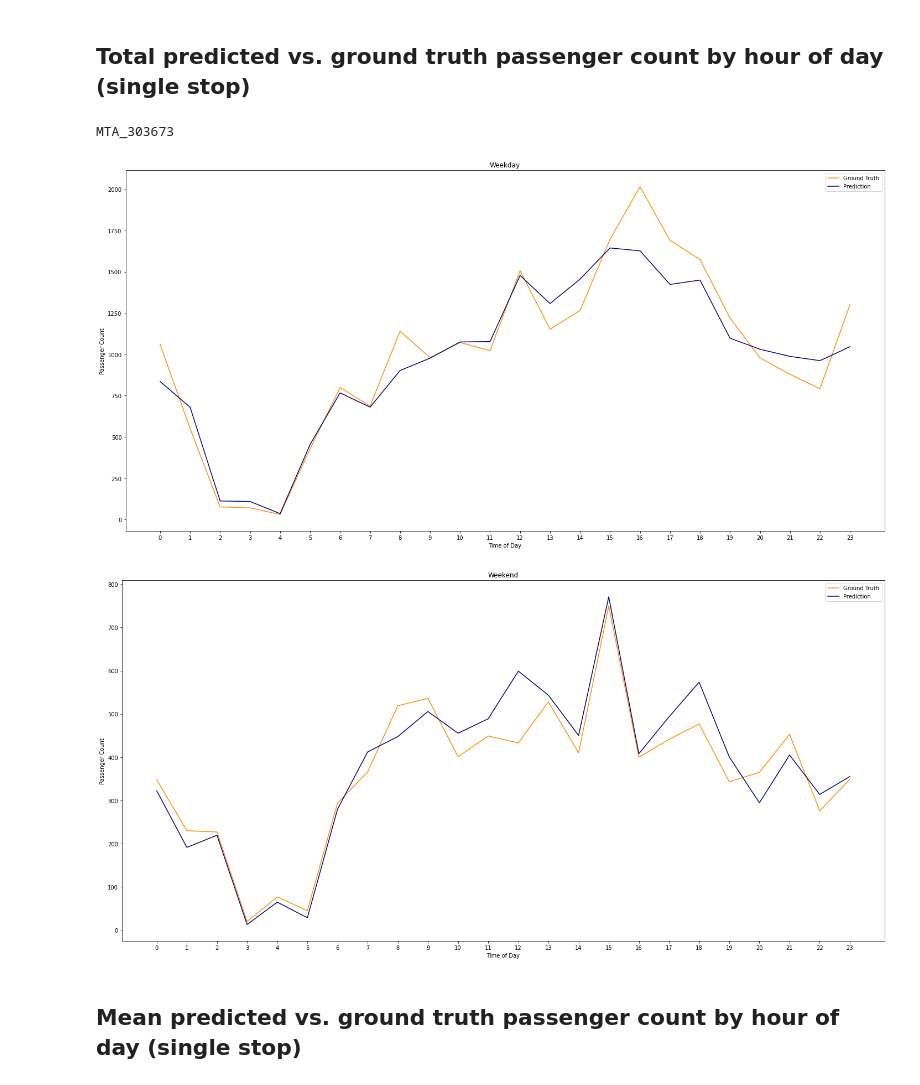
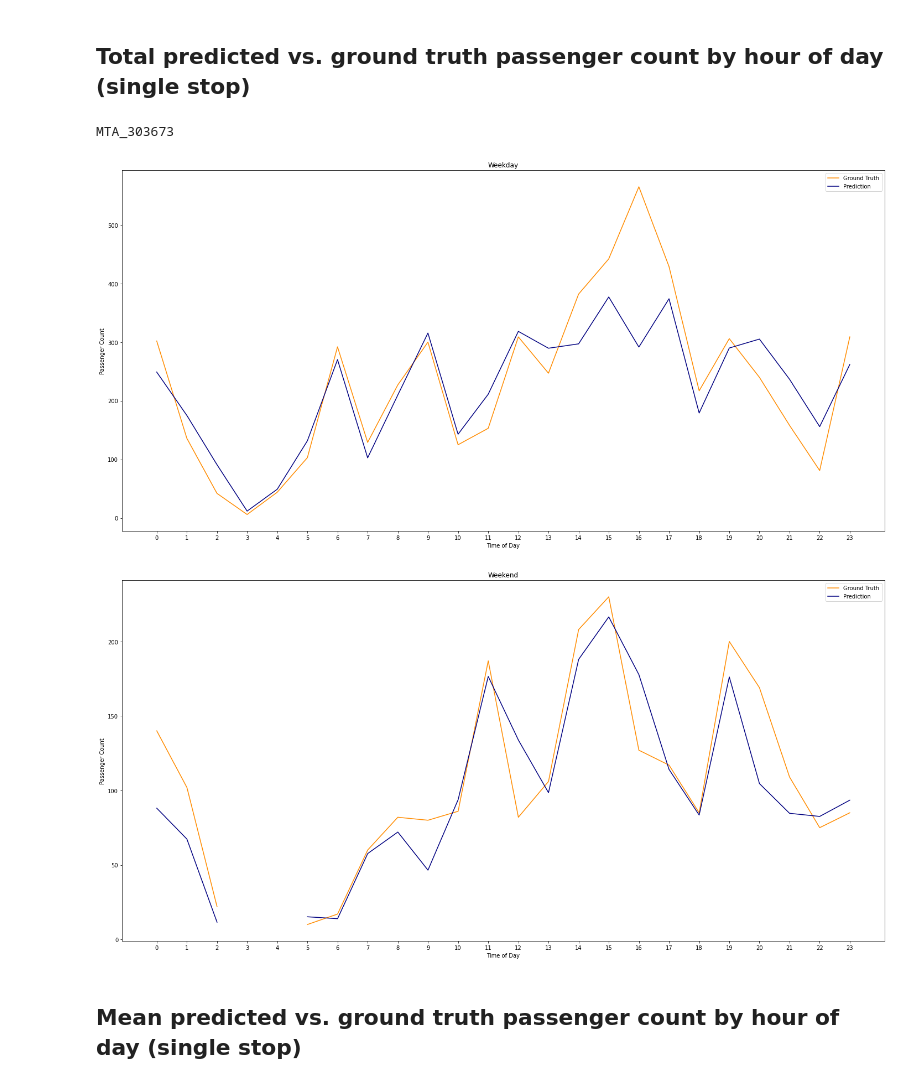
Before and after one commit to alexanderamy/BusPassengerPred, a Jupyter notebook: notebooks/demo.ipynb, the cells around one changed output. Drawn from its saved outputs; the diff is of its cells as text; code cells hidden in the pictures.

```diff
--- a/notebooks/demo.ipynb
+++ b/notebooks/demo.ipynb
@@ -61,7 +61,7 @@ for model in models:
             test_size=0.1,
             split_datetime=datetime.datetime(year=2021, month=9, day=17, hour=0, minute=0),
             test_period="14D",
-            refit_interval="1D",
+            refit_interval=None,
             random_state=0,
             experiment_name=None
         )
@@ -149,14 +149,14 @@ fig_weekday, fig_weekend, fig_datetime = experiment_eval.plot_passenger_count_by
 # %%
 stop_pos = 20
 stop_id = experiment_eval.stop_pos2stop_id[stop_pos]
 print(stop_id)
 
 # note: segment parameter needs to correspond to stop position int
-fig_weekday, fig_weekend, fig_datetime = experiment_eval.plot_passenger_count_by_time_of_day('train', segment=stop_pos, agg='sum')
+fig_weekday, fig_weekend, fig_datetime = experiment_eval.plot_passenger_count_by_time_of_day('test', segment=stop_pos, agg='sum')
 # %% [output]
 MTA_303673
-[figure, old version]
+[figure, new version]
-[figure, old version]
+[figure, new version]
 # %% [markdown]
 ## Mean predicted vs. ground truth passenger count by hour of day (single stop)
 # %%
```
Also changed, not shown: parts of 9 cells of this notebook, 2 other files.
